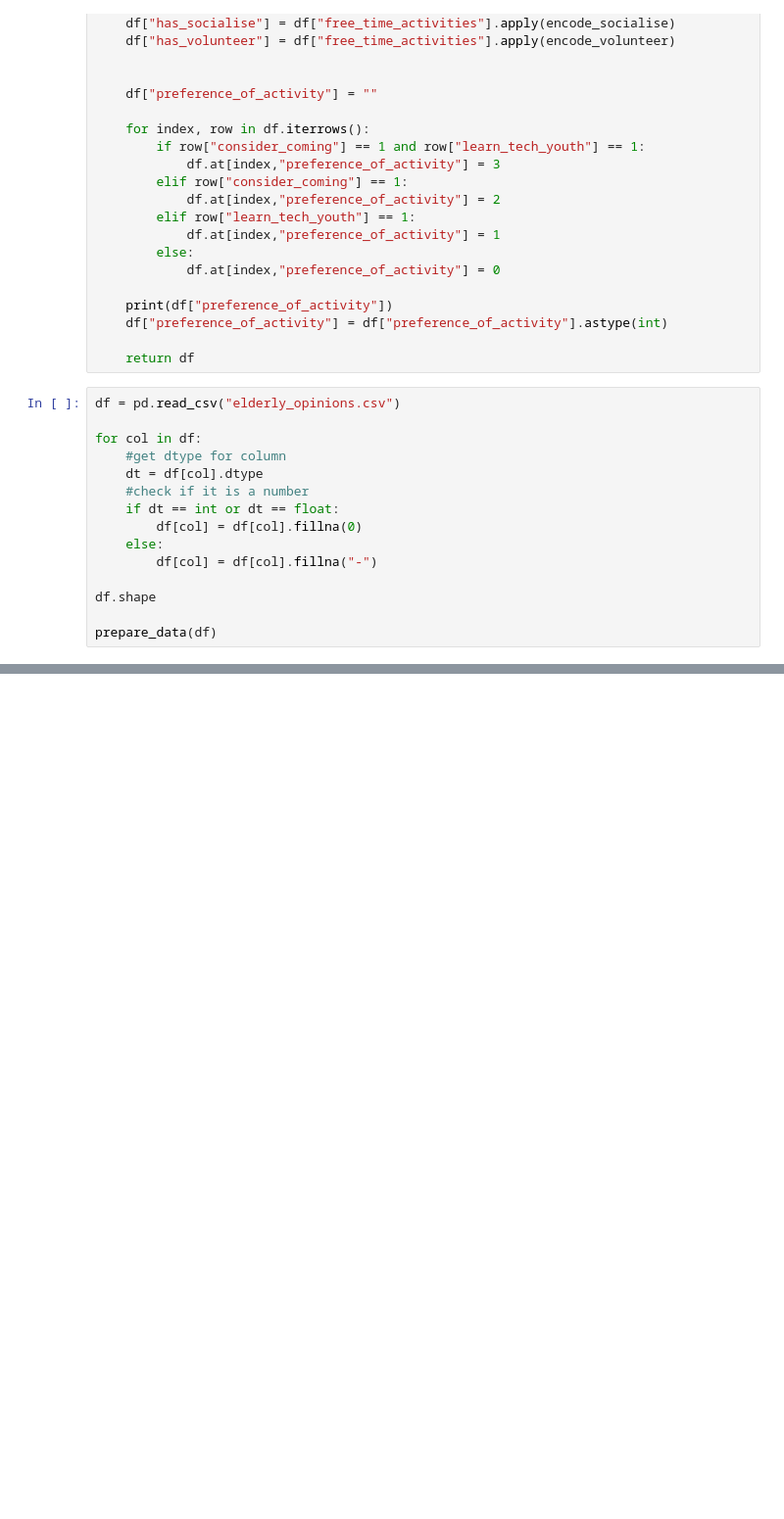
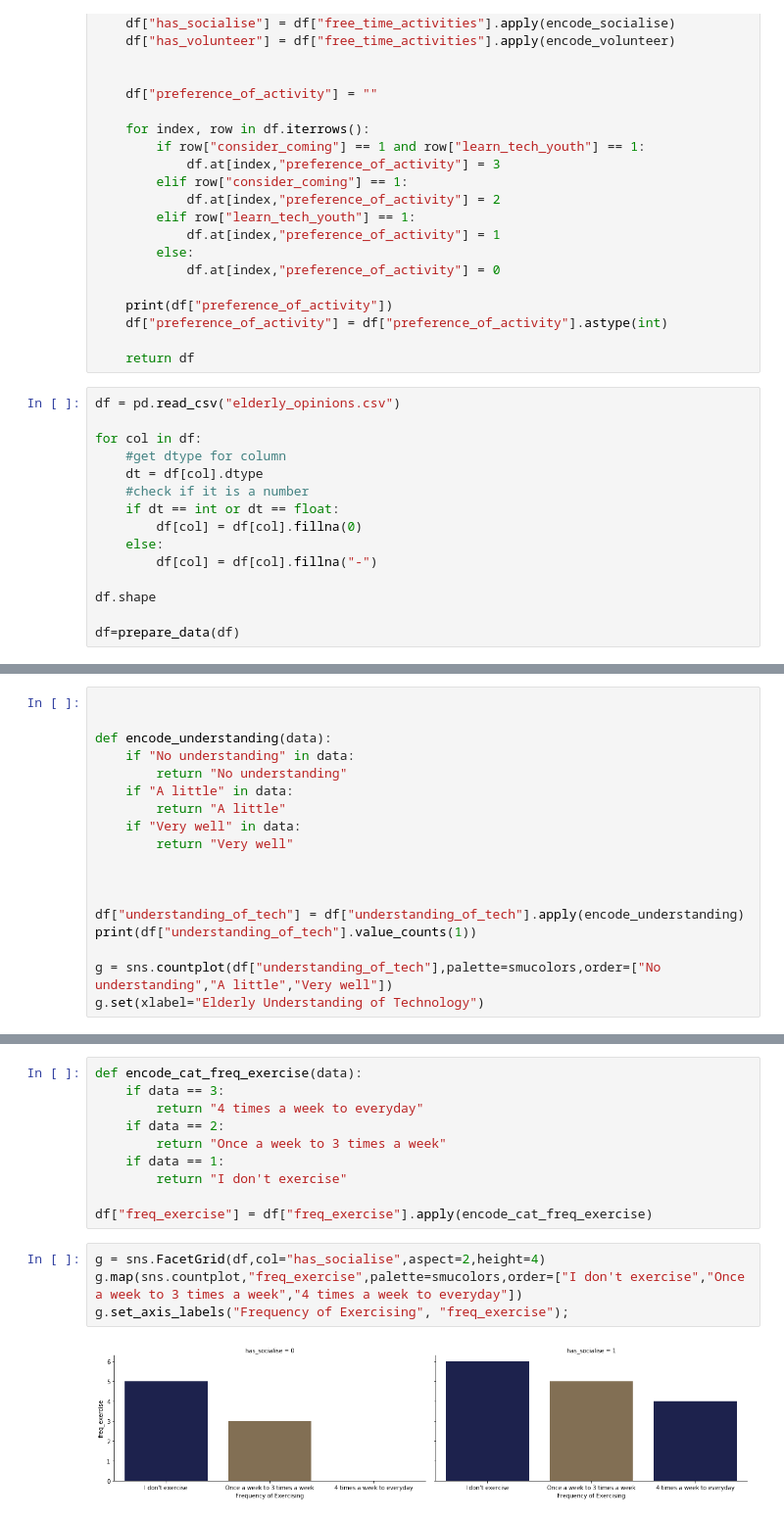
Before and after one commit to erikaaldisa/SMT202_IntergenerationalHub_Analysis, a Jupyter notebook: EDA/ElderlyOpinionEDA.ipynb, the cells around one changed output, grey strips where cells are left out. Shown at 98% size. Saved outputs shown, nothing was run; the diff lists cells and outputs as text; blank space fills up the shorter version.

Commit message:
Generated Visualizations for Presentation

```diff
--- a/EDA/ElderlyOpinionEDA.ipynb
+++ b/EDA/ElderlyOpinionEDA.ipynb
@@ -521,7 +521,7 @@ for col in df:
 
 df.shape
 
-prepare_data(df)
+df=prepare_data(df)
 # %% [output]
 0     0
 2     2
@@ -577,0 +560,18 @@ See the caveats in the documentation: http://pandas.pydata.org/pandas-docs/stabl
+# %%
+
+
+def encode_understanding(data):
+    if "No understanding" in data:
+        return "No understanding"
+    if "A little" in data:
+        return "A little"
+    if "Very well" in data:
+        return "Very well"
+
+
+
+df["understanding_of_tech"] = df["understanding_of_tech"].apply(encode_understanding)
+print(df["understanding_of_tech"].value_counts(1))
+
+g = sns.countplot(df["understanding_of_tech"],palette=smucolors,order=["No understanding","A little","Very well"])
+g.set(xlabel="Elderly Understanding of Technology")
@@ -577,0 +610,16 @@ See the caveats in the documentation: http://pandas.pydata.org/pandas-docs/stabl
+# %%
+def encode_cat_freq_exercise(data):
+    if data == 3:
+        return "4 times a week to everyday"
+    if data == 2:
+        return "Once a week to 3 times a week"
+    if data == 1:
+        return "I don't exercise"
+
+df["freq_exercise"] = df["freq_exercise"].apply(encode_cat_freq_exercise)
+# %%
+g = sns.FacetGrid(df,col="has_socialise",aspect=2,height=4)
+g.map(sns.countplot,"freq_exercise",palette=smucolors,order=["I don't exercise","Once a week to 3 times a week","4 times a week to everyday"])
+g.set_axis_labels("Frequency of Exercising", "freq_exercise");
+# %% [output]
+[figure, added]
```
Also changed, not shown: parts of 13 cells of this notebook, 1 other file.
